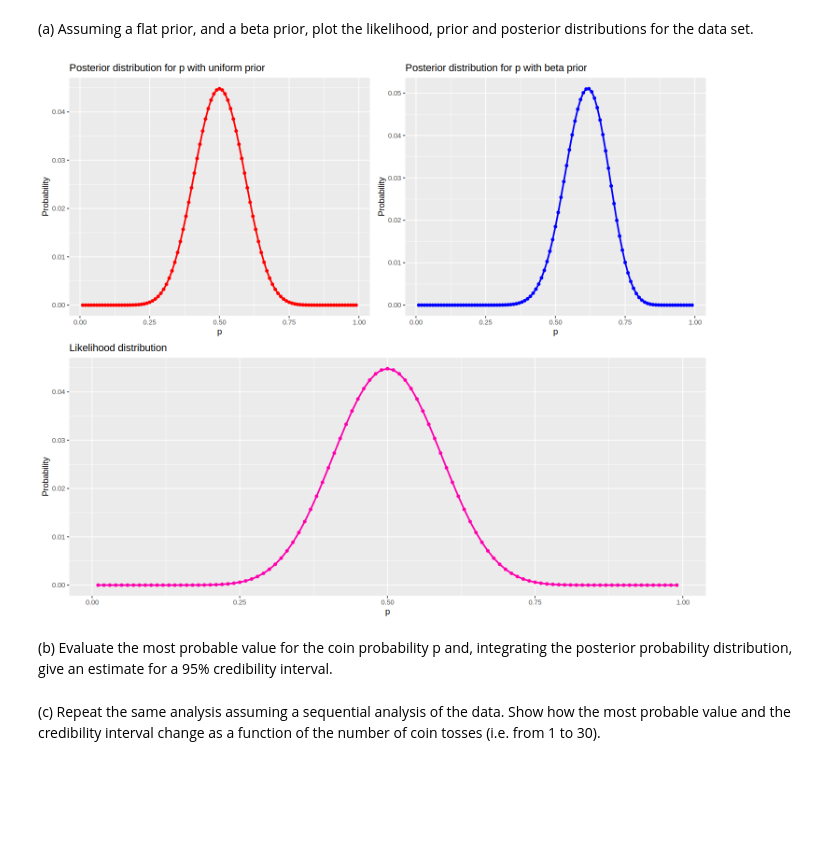
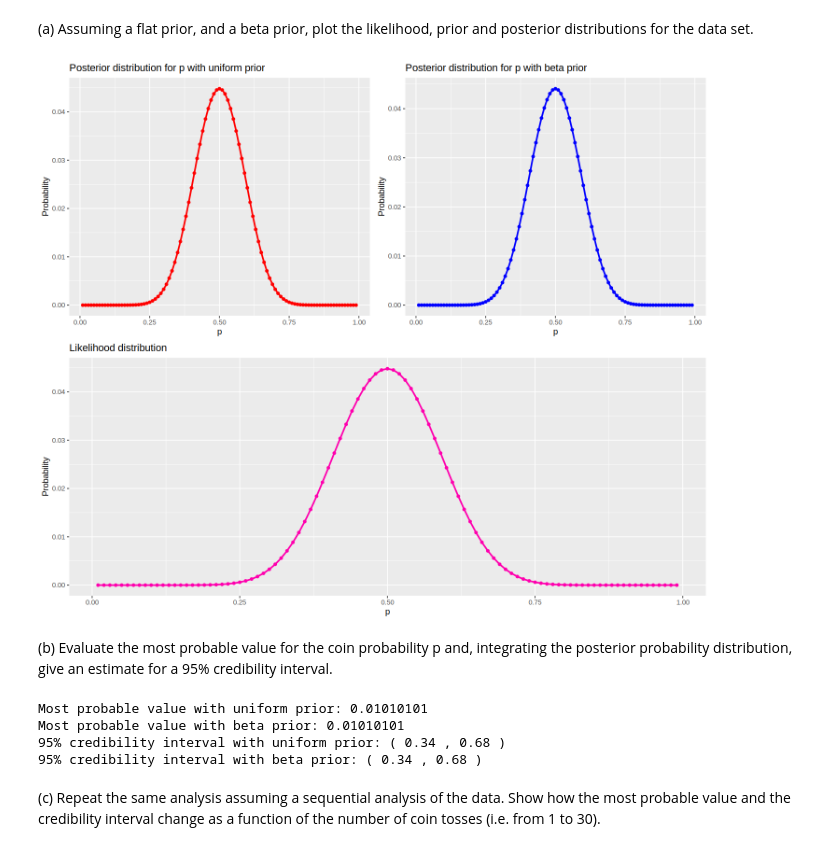
Before and after one commit to Kallo27/Advanced_statistics, a Jupyter notebook: Lab03/CalandraBuonaura_LorenzoRlab03.ipynb, the cells around one changed output. Saved outputs shown, nothing was run; the diff lists cells and outputs as text; code cells hidden in the pictures; blank space fills up the shorter version.

```diff
--- a/Lab03/CalandraBuonaura_LorenzoRlab03.ipynb
+++ b/Lab03/CalandraBuonaura_LorenzoRlab03.ipynb
@@ -185,6 +185,10 @@ c_int <- function(val, int, param) {
     b <- b + 1
   }
 
+  if (b > length(param)) {
+    b <- length(param)
+  }
+
   return(c(param[a], param[b]))
 }
 
@@ -371,8 +375,8 @@ data <- c(1, 1, 1, 1, 1, 0, 1, 1, 0, 0, 1, 1, 0, 0, 0, 1, 0, 1, 0, 1,
 
 n_coin <- length(data)
 r_coin <- sum(data)
-a <- 9
-b <- 1 / 3
+a <- 1 / 2
+b <- 1 / 2
 
 p <- seq(0.01, 1 - 0.01, 0.01)
 
@@ -382,40 +386,57 @@ likelihood <- function(n, r, p) {
   return(binomial_likelihood / sum(binomial_likelihood))
 }
 
-likelihood_val <- likelihood(n, r, p)
-coin_un_val <- post_un_bern(r, n, c(min(p), max(p)), p)
-coin_beta_val <- post_beta_bern(r, n, c(a, b), p)
+likelihood_val <- likelihood(n_coin, r_coin, p)
+coin_un_val <- post_un_bern(r_coin, n_coin, c(min(p), max(p)), p)
+coin_beta_val <- post_beta_bern(r_coin, n_coin, c(a, b), p)
 
 coin_un_plot <- ggplot(data = data.frame(p, coin_un_val),
                        aes(x = p, y = coin_un_val)) +
   geom_point(color = "red", size = 1.5) +
   geom_line(color = "red", linewidth = 1) +
   labs(title = "Posterior distribution for p with uniform prior",
        x = "p",
        y = "Probability")
 
 coin_beta_plot <- ggplot(data = data.frame(p, coin_beta_val),
                          aes(x = p, y = coin_beta_val)) +
   geom_point(color = "blue", size = 1.5) +
   geom_line(color = "blue", linewidth = 1) +
   labs(title = "Posterior distribution for p with beta prior",
        x = "p",
        y = "Probability")
 
 likelihood_plot <- ggplot(data = data.frame(p, likelihood_val),
                           aes(x = p, y = likelihood_val)) +
   geom_point(color = "#ff00ae", size = 1.5) +
   geom_line(color = "#ff00ae", linewidth = 1) +
   labs(title = "Likelihood distribution",
        x = "p",
        y = "Probability")
 
 options(repr.plot.width = 12, repr.plot.height = 10)
 grid.arrange(coin_un_plot, coin_beta_plot, likelihood_plot,
              layout_matrix = rbind(c(1, 2), c(3, 3)))
 # %% [output]
-[figure, old version]
+[figure, new version]
 # %% [markdown]
 (b) Evaluate the most probable value for the coin probability p and, integrating the posterior probability distribution, give an estimate for a 95% credibility interval.
+# %%
+most_prob_un <- mean(coin_un_val)
+most_prob_beta <- mean(coin_beta_val)
+
+coin_un_c_int <- c_int(coin_un_val, 0.95, p)
+coin_beta_c_int <- c_int(coin_beta_val, 0.95, p)
+
+cat("Most probable value with uniform prior:", most_prob_un, "\n")
+cat("Most probable value with beta prior:", most_prob_beta, "\n")
+
+cat("95% credibility interval with uniform prior: (", coin_un_c_int[1], ",", coin_un_c_int[2], ")\n") # nolinter
+cat("95% credibility interval with beta prior: (", coin_beta_c_int[1], ",", coin_beta_c_int[2], ")") # nolinter
+# %% [output]
+Most probable value with uniform prior: 0.01010101
+Most probable value with beta prior: 0.01010101
+95% credibility interval with uniform prior: ( 0.34 , 0.68 )
+95% credibility interval with beta prior: ( 0.34 , 0.68 )
 # %% [markdown]
 (c) Repeat the same analysis assuming a sequential analysis of the data. Show how the most probable value and the credibility interval change as a function of the number of coin tosses (i.e. from 1 to 30).
```
Also changed, not shown: parts of 9 cells of this notebook.
